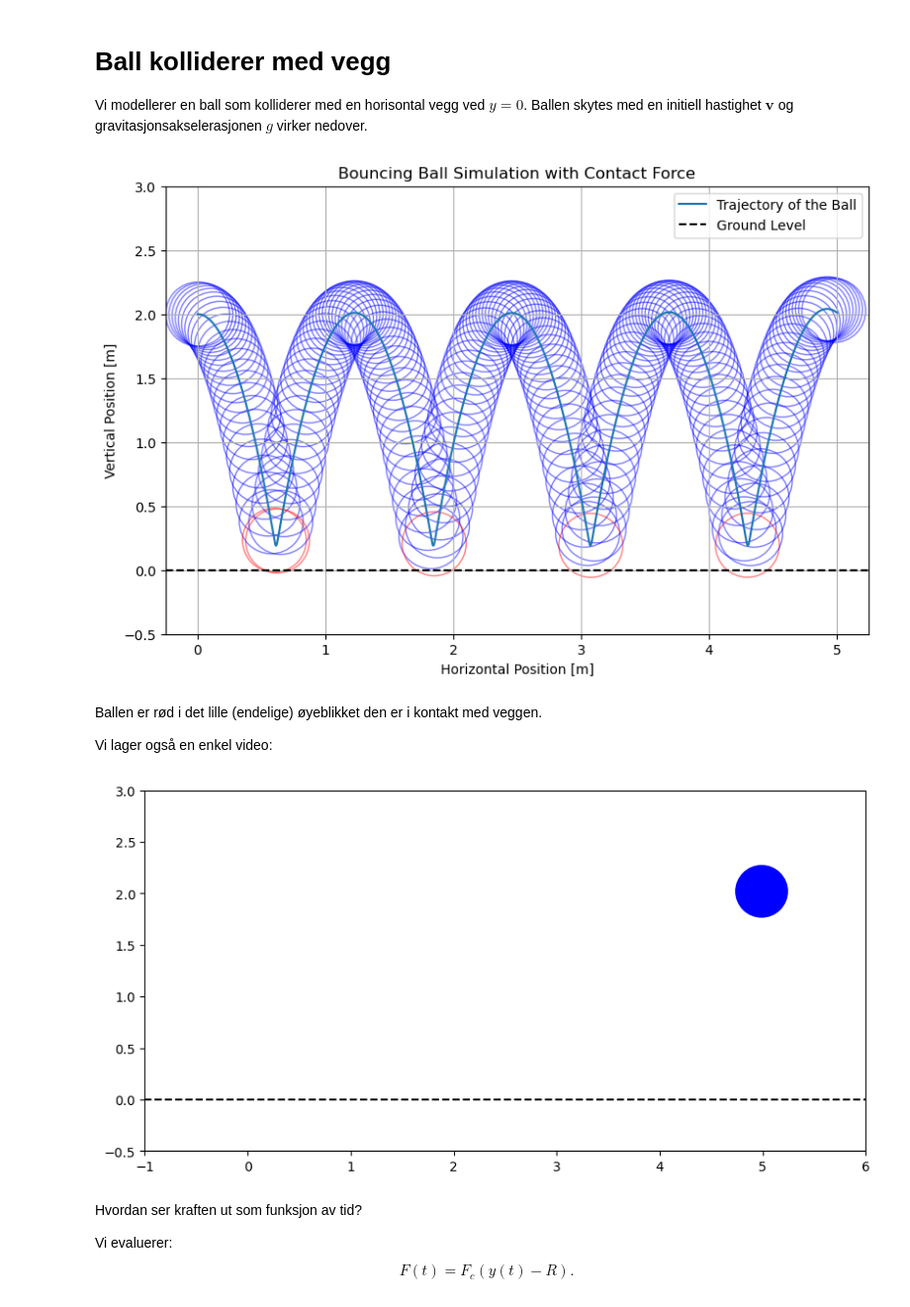
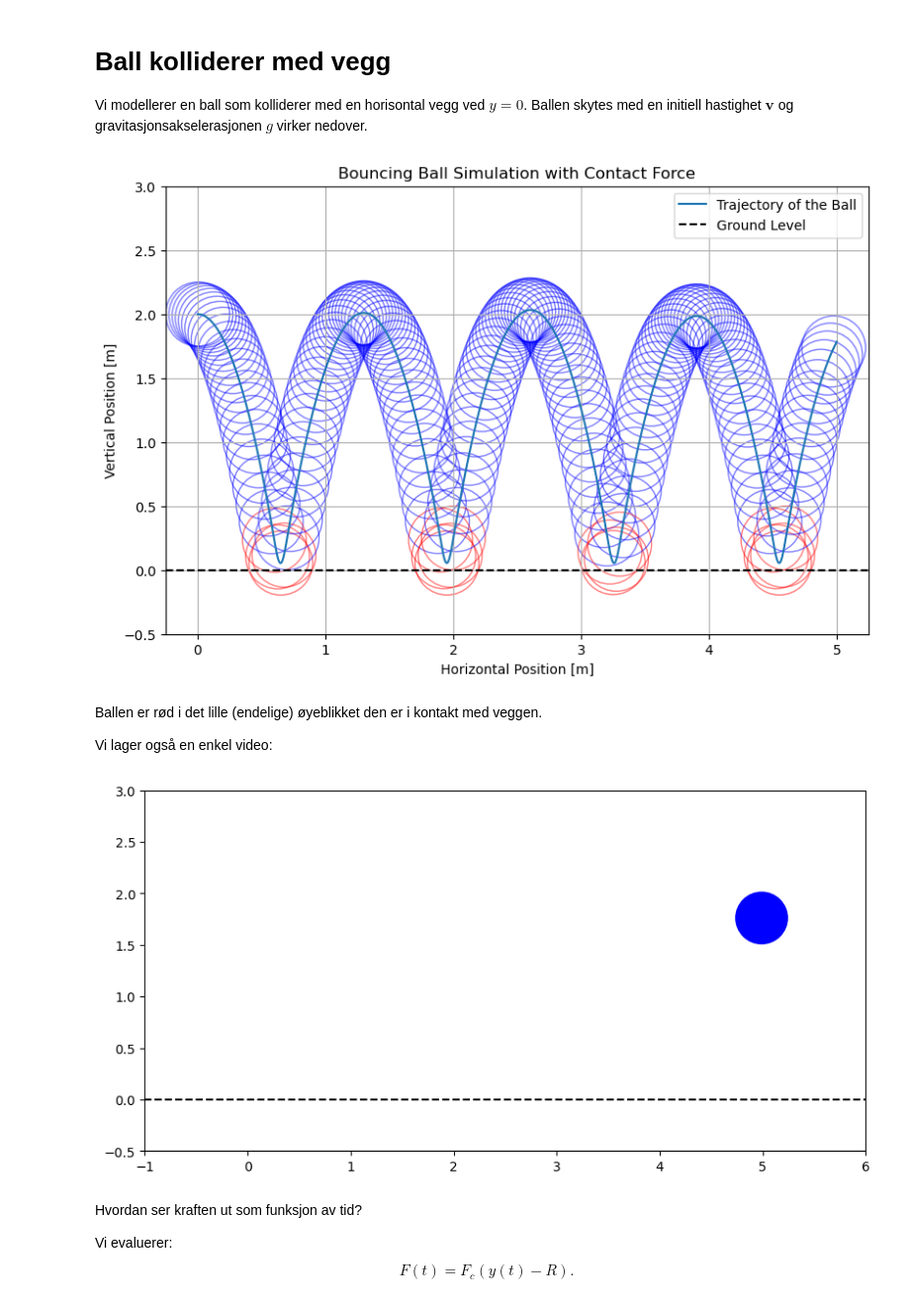
Before and after one commit to gautelinga/fy1020_demos, a Jupyter notebook: demo_4.ipynb, the cells around one changed output. Shown at 99% size. Drawn from its saved outputs; the diff is of its cells as text; code cells hidden in the pictures.

```diff
--- a/demo_4.ipynb
+++ b/demo_4.ipynb
@@ -16,7 +16,7 @@ y0 = 2.0  # Initial height [m]
 v0x = 1.0 # Initial horizontal velocity [m/s]
 v0y = 0.0 # Initial vertical velocity [m/s]
 g = 9.81  # Gravitational acceleration [m/s^2]
-k = 10000  # "Spring" constant [N/m]
+k = 1000  # "Spring" constant [N/m]
 R = 0.25  # Radius of the ball [m]
 m = 0.060  # Mass of the ball [kg]
 
@@ -31,34 +31,34 @@ def system(t, y):
 initial_conditions = [v0x, v0y, 0.0, y0]
 
 # Time span for the simulation
 t_span = (0, 5)
 t_eval = np.linspace(t_span[0], t_span[1], 4000)
 
 # Solve the ODEs
 solution = solve_ivp(system, t_span, initial_conditions, t_eval=t_eval)
 vx, vy, x, y = solution.y
 
 # Plot the results
 fig, ax = plt.subplots(figsize=(10, 6))
 ax.plot(x, y, label='Trajectory of the Ball')
 # Draw the ball at various time points
 for i in range(0, len(t_eval), 20):
     circle = plt.Circle((x[i], y[i]), R, color='blue', fill=False, alpha=0.5)
     if y[i] < R:
         circle.set_edgecolor('red')
     ax.add_artist(circle)
 
 ax.set_title('Bouncing Ball Simulation with Contact Force')
 ax.set_xlabel('Horizontal Position [m]')
 ax.set_ylabel('Vertical Position [m]')
 ax.set_ylim(-0.5, y0 + 1)
 ax.axhline(0, color='black', linestyle='--', label='Ground Level')
 ax.legend()
 ax.grid()
 ax.set_aspect('equal', 'box')
 plt.show()
 # %% [output]
-[figure, old version]
+[figure, new version]
 # %% [markdown]
 Ballen er rød i det lille (endelige) øyeblikket den er i kontakt med veggen.
 
@@ -90,7 +90,7 @@ def animate(i):
 ani = animation.FuncAnimation(fig2, animate, init_func=init, frames=range(0, len(t_eval), 10), interval=30, blit=True)
 ani.save('bouncing_ball_contact_force.mp4', writer='ffmpeg', fps=30)
 # %% [output]
-[figure, old version]
+[figure, new version]
 # %% [markdown]
 Hvordan ser kraften ut som funksjon av tid?
 
```
Also changed, not shown: parts of 2 cells of this notebook, 3 other files.
